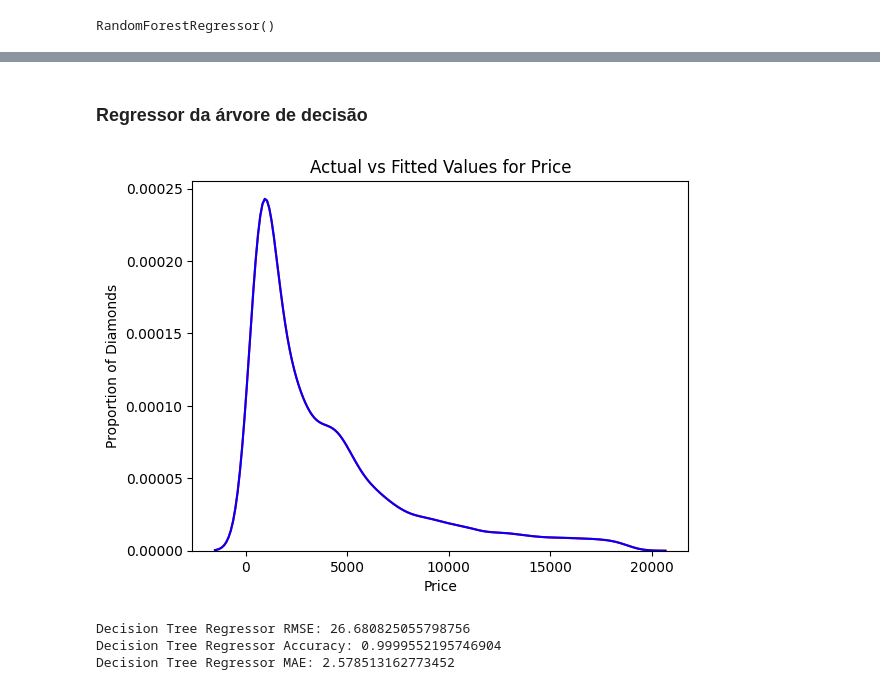
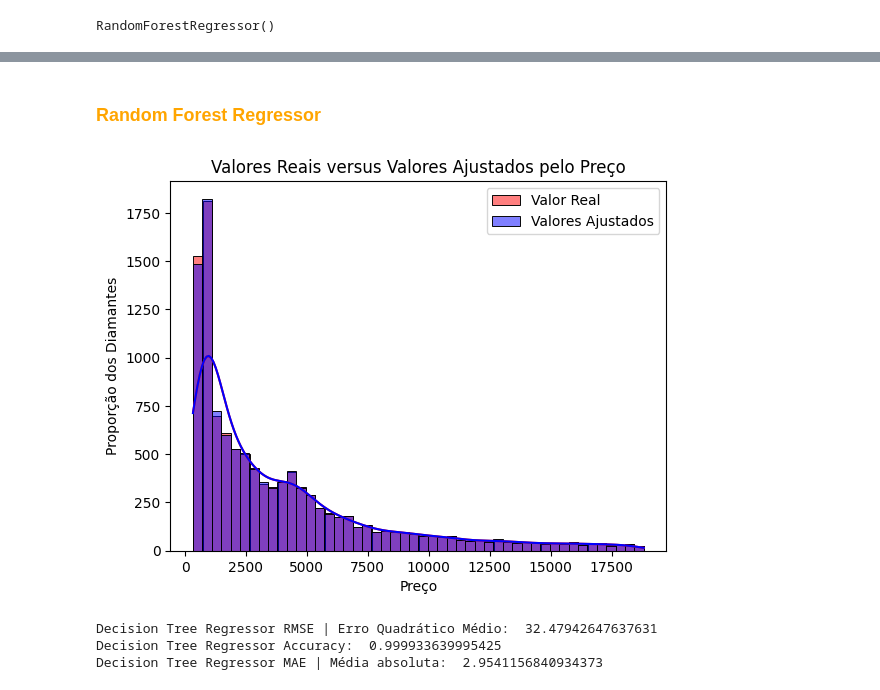
Before and after one commit to KARINAgoncalvesSOARES/caracteristicas_e_preco_do_diamante, a Jupyter notebook: caracteristica_e_preco.ipynb, the cells around one changed output, grey strips where cells are left out. Cells and saved outputs as stored; diff of their text form; code cells hidden in the pictures.

```diff
--- a/caracteristica_e_preco.ipynb
+++ b/caracteristica_e_preco.ipynb
@@ -262,4 +295,2 @@ rf_pred = rf.predict(x_test)
 # %%
 from sklearn.metrics import mean_squared_error,mean_absolute_error
-# %% [markdown]
-### Regressor da árvore de decisão
@@ -271,18 +297,21 @@ warnings.filterwarnings("ignore")
-# %%
-#distribution plot for actual and predicted values
-ax = sns.distplot(y_test,hist=False,color='r',label='Actual Value')
-sns.distplot(dt_pred,hist=False,color='b',label='Fitted Values',ax=ax)
-plt.title('Actual vs Fitted Values for Price')
-plt.xlabel('Price')
-plt.ylabel('Proportion of Diamonds')
-plt.show()
-# %% [output]
-[figure, removed]
+# %% [markdown]
+### <font color="orange">Random Forest Regressor</font>
+# %%
+ax = sns.histplot(y_test, color='r', label='Valor Real', kde=True)
+sns.histplot(dt_pred, color='b', label='Valores Ajustados', kde=True, ax=ax)
+
+plt.title('Valores Reais versus Valores Ajustados pelo Preço')
+plt.xlabel('Preço')
+plt.ylabel('Proporção dos Diamantes')
+plt.legend()
+plt.show()
+# %% [output]
+[figure, added]
 # %%
-print('Decision Tree Regressor RMSE:',np.sqrt(mean_squared_error(y_test,dt_pred)))
-print('Decision Tree Regressor Accuracy:',dt.score(x_test,y_test))
-print('Decision Tree Regressor MAE:',mean_absolute_error(y_test,dt_pred))
+print('Decision Tree Regressor RMSE | Erro Quadrático Médio: ',np.sqrt(mean_squared_error(y_test,dt_pred)))
+print('Decision Tree Regressor Accuracy: ',dt.score(x_test,y_test))
+print('Decision Tree Regressor MAE | Média absoluta: ',mean_absolute_error(y_test,dt_pred))
 # %% [output]
-Decision Tree Regressor RMSE: 26.680825055798756
-Decision Tree Regressor Accuracy: 0.9999552195746904
-Decision Tree Regressor MAE: 2.578513162773452
+Decision Tree Regressor RMSE | Erro Quadrático Médio:  32.47942647637631
+Decision Tree Regressor Accuracy:  0.999933639995425
+Decision Tree Regressor MAE | Média absoluta:  2.9541156840934373
```
Also changed, not shown: parts of 32 cells of this notebook.
